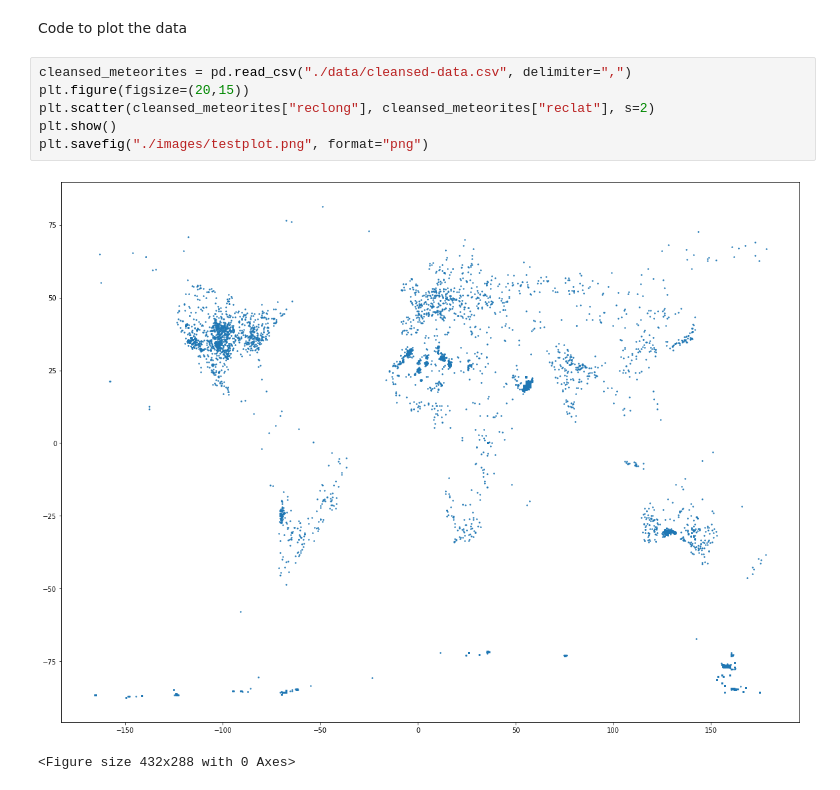
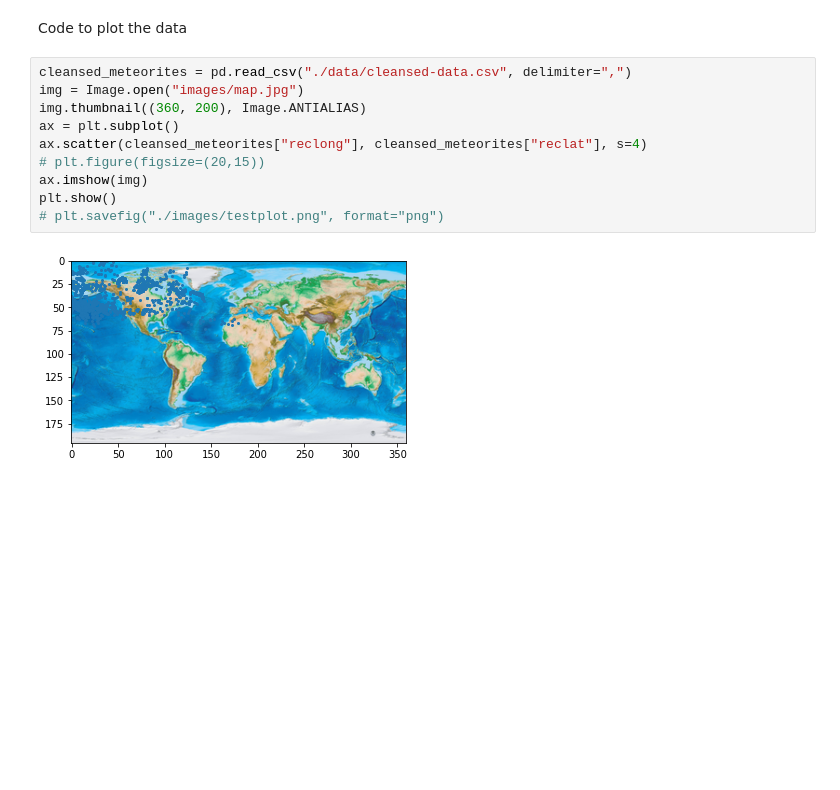
Before and after one commit to erifyc1/meteorite-visualization, a Jupyter notebook: main.ipynb, the cells around one changed output. Drawn from its saved outputs; the diff is of its cells as text; blank space fills up the shorter version.

Commit message:
broken implementation of data overlayed onto image

```diff
--- a/main.ipynb
+++ b/main.ipynb
@@ -16,10 +17,13 @@ filtered_meteorites.to_csv("./data/cleansed-data.csv")
 Code to plot the data
 # %%
 cleansed_meteorites = pd.read_csv("./data/cleansed-data.csv", delimiter=",")
-plt.figure(figsize=(20,15))
-plt.scatter(cleansed_meteorites["reclong"], cleansed_meteorites["reclat"], s=2)
+img = Image.open("images/map.jpg")
+img.thumbnail((360, 200), Image.ANTIALIAS)
+ax = plt.subplot()
+ax.scatter(cleansed_meteorites["reclong"], cleansed_meteorites["reclat"], s=4)
+# plt.figure(figsize=(20,15))
+ax.imshow(img)
 plt.show()
-plt.savefig("./images/testplot.png", format="png")
+# plt.savefig("./images/testplot.png", format="png")
 # %% [output]
-[figure, old version]
+[figure, new version]
-<Figure size 432x288 with 0 Axes>
```
Also changed, not shown: parts of 1 cell of this notebook, 2 other files.
